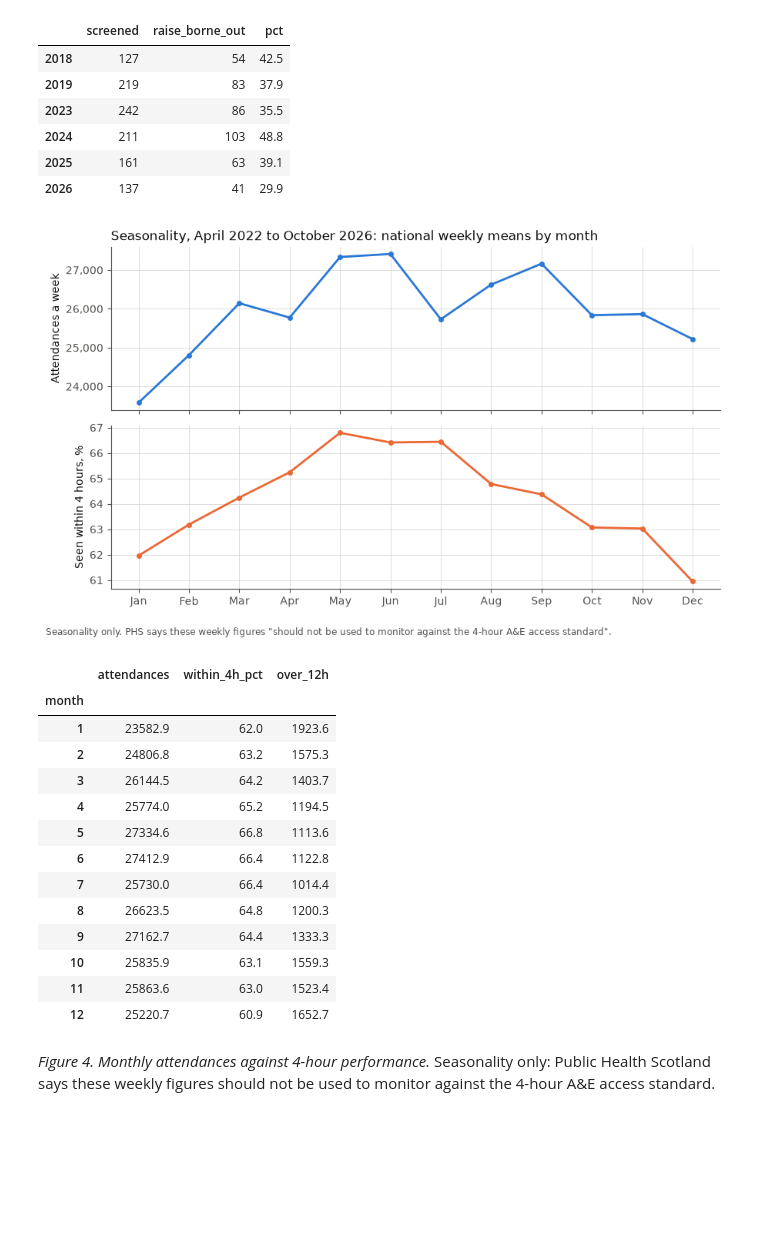
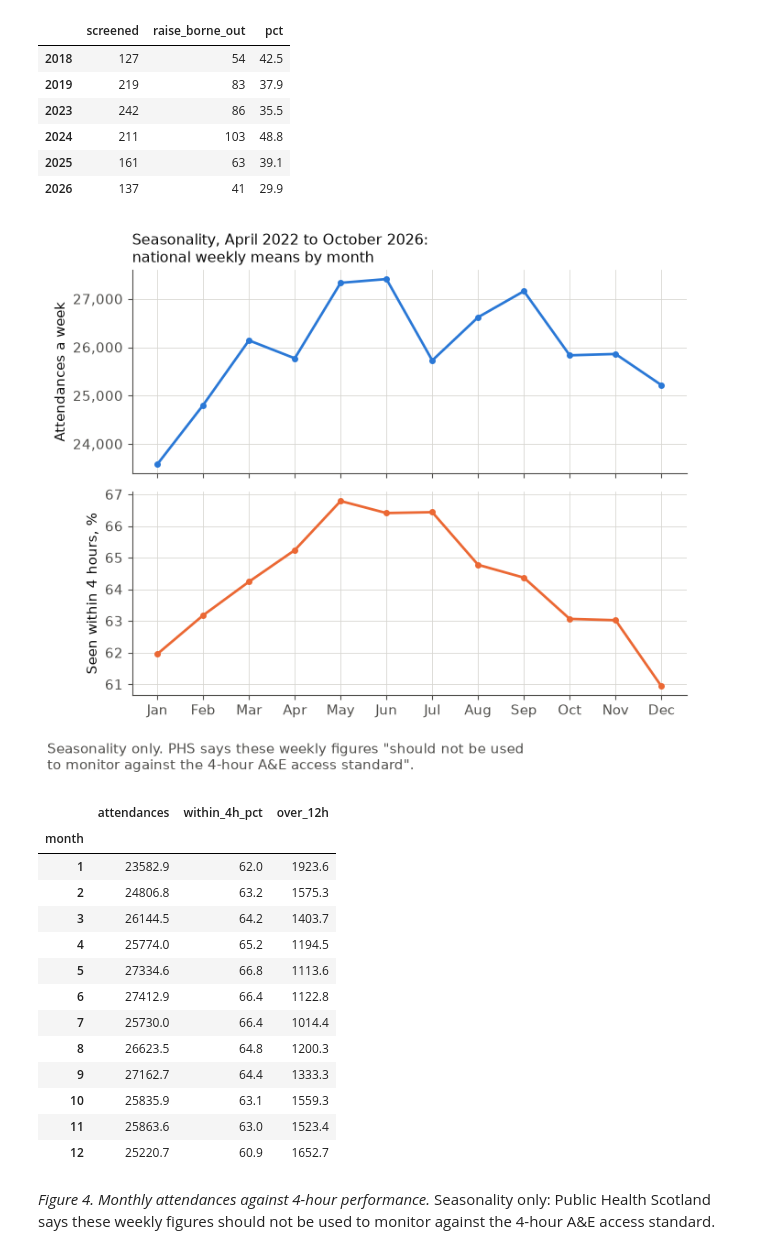
Before and after one commit to PaddyGilliland1/industry-integrated-ai-system-synthesis, a Jupyter notebook: ae_escalation_spot_check.ipynb, the cells around one changed output. Saved outputs shown, nothing was run; the diff lists cells and outputs as text; code cells hidden in the pictures; blank space fills up the shorter version.

```diff
--- a/ae_escalation_spot_check.ipynb
+++ b/ae_escalation_spot_check.ipynb
@@ -2621,35 +2627,41 @@ Of the hospital-weeks screened in each steady year, the share carrying a raise b
 # %%
 profile = ev.month_profile(flagged)
 month_names = pd.to_datetime(profile.index, format="%m").strftime("%b")
-fig, (top, bottom) = plt.subplots(2, 1, figsize=(9, 5.2), sharex=True)
+# Sized so that at a 16 cm text column the smallest text prints at 8 pt or
+# more.
+fig, (top, bottom) = plt.subplots(2, 1, figsize=(7.2, 5.6), sharex=True)
+for ax in (top, bottom):
+    ax.tick_params(labelsize=10.5)
 top.plot(
     month_names, profile["attendances"], color=BLUE, lw=2, marker="o", ms=4
 )
-top.set_ylabel("Attendances a week")
+top.set_ylabel("Attendances a week", fontsize=10.5)
 top.yaxis.set_major_formatter(matplotlib.ticker.StrMethodFormatter("{x:,.0f}"))
 top.set_title(
-    "Seasonality, April 2022 to October 2026: national weekly means by month",
+    "Seasonality, April 2022 to October 2026:\nnational weekly means by month",
     loc="left",
     color=INK,
+    fontsize=11.5,
 )
 bottom.plot(
     month_names, profile["within_4h_pct"], color=ORANGE, lw=2, marker="o", ms=4
 )
-bottom.set_ylabel("Seen within 4 hours, %")
+bottom.set_ylabel("Seen within 4 hours, %", fontsize=10.5)
 fig.text(
     0.01,
-    -0.04,
-    'Seasonality only. PHS says these weekly figures "should not be used to '
-    'monitor against the 4-hour A&E access standard".',
+    -0.02,
+    'Seasonality only. PHS says these weekly figures "should not be used\n'
+    'to monitor against the 4-hour A&E access standard".',
     color=MUTED,
-    fontsize=8.5,
+    fontsize=10.5,
+    va="top",
 )
 fig.tight_layout()
 fig.savefig(FIGURES / "fig4_month_chart.png", dpi=150, bbox_inches="tight")
 plt.show()
 profile.round(1)
 # %% [output]
-[figure, old version]
+[figure, new version]
 |  | attendances | within_4h_pct | over_12h |
 | month |  |  |  |
 | 1 | 23582.9 | 62.0 | 1923.6 |
```
Also changed, not shown: parts of 1 cell of this notebook, 3 other files.
